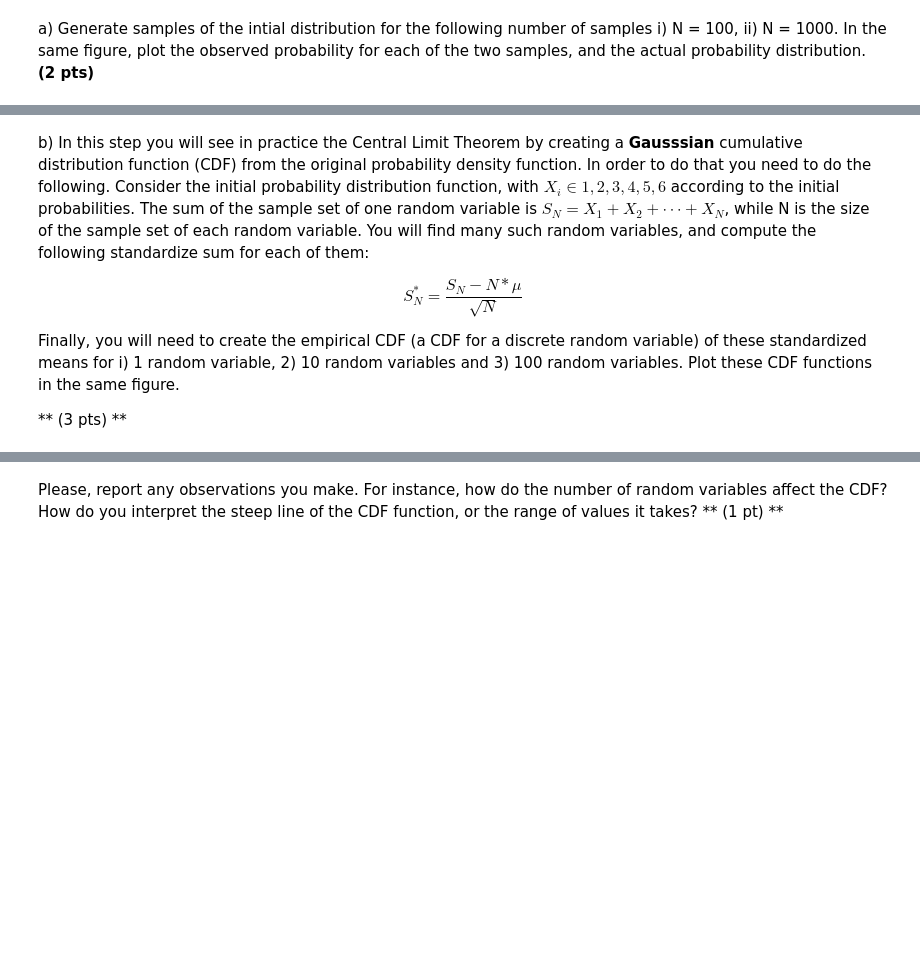
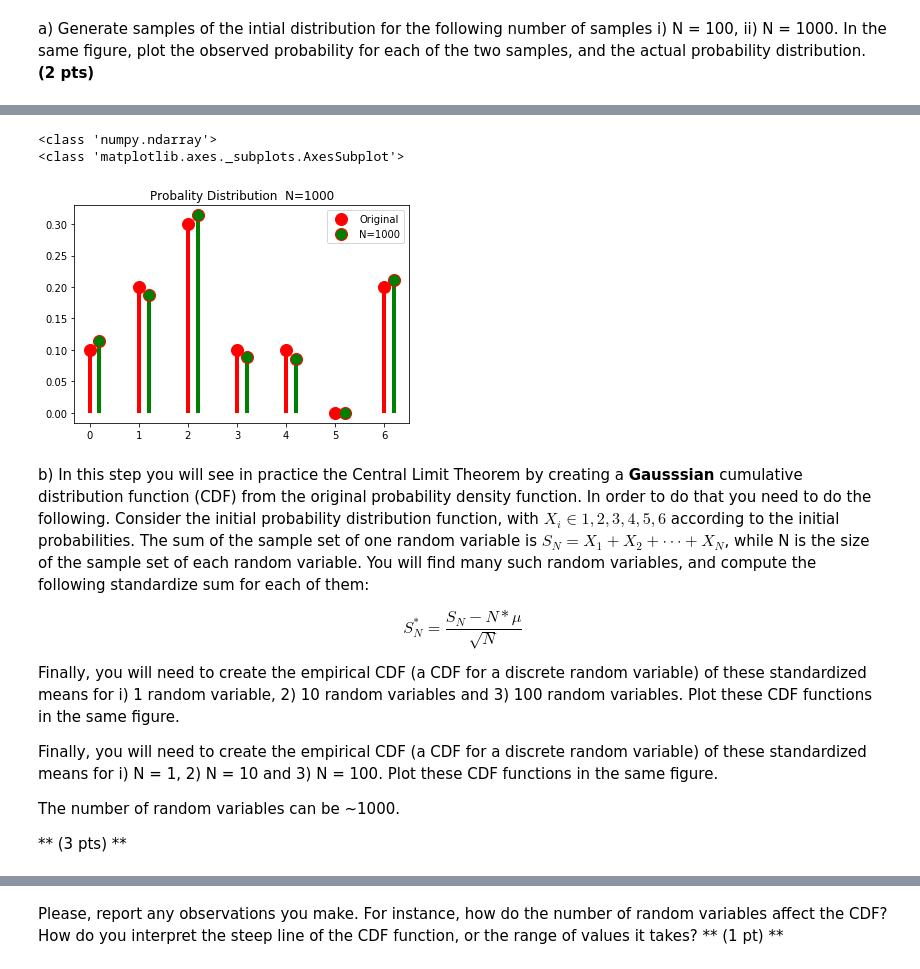
Before and after one commit to CS506-Boston-University/s2018-hw1-2-jweixuan, a Jupyter notebook: HW1.2_students.ipynb, the cells around one changed output, grey strips where cells are left out. Cells and saved outputs as stored; diff of their text form; code cells hidden in the pictures; blank space fills up the shorter version.

```diff
--- a/HW1.2_students.ipynb
+++ b/HW1.2_students.ipynb
@@ -42,3 +98,55 @@ a) Generate samples of the intial distribution for the following number of sampl
+# %%
+count_0=0
+count_1=0
+count_2=0
+count_3=0
+count_4=0
+count_5=0
+count_6 =0
+dis = stats.rv_discrete(name='custm', values=(xk, pk))
+k = dis.rvs(size=1000)
+print(type(k))
+for i in range(len(k)):
+    if k[i] == 0 :
+        count_0 += 1
+    elif k[i] == 1:
+        count_1 += 1
+    elif k[i] == 2:
+        count_2 += 1
+    elif k[i] == 3:
+        count_3 += 1
+    elif k[i] == 4:
+        count_4 += 1
+    elif k[i] == 5:
+        count_5 += 1
+    elif k[i] == 6:
+        count_6 += 1
+
+p_0 = count_0 / 1000
+p_1 = count_1 / 1000
+p_2 = count_2 / 1000
+p_3 = count_3 / 1000
+p_4 = count_4 / 1000
+p_5 = count_5 / 1000
+p_6 = count_6 / 1000
+pro = [p_0,p_1,p_2,p_3,p_4,p_5,p_6]
+
+# plt.plot(xk,pro,'ro')
+# plt.axis([0,6,0,])
+
+fig, ax = plt.subplots(1,1)
+print(type(ax))
+ax.plot(xk, distribution.pmf(xk), 'ro', ms=12, mec='r')
+ax.plot(xk+0.2,pro,"go",ms=12,mec="r")
+ax.vlines(xk, 0, distribution.pmf(xk), colors='r', lw=4)
+ax.vlines(xk+0.2,0,pro,colors="g",lw=4)
+plt.title('Probality Distribution  N=1000')
+plt.legend(('Original','N=1000'),loc = 'upper right')
+plt.show()
+# %% [output]
+<class 'numpy.ndarray'>
+<class 'matplotlib.axes._subplots.AxesSubplot'>
+[figure, added]
 # %% [markdown]
 b) In this step you will see in practice the Central Limit Theorem by creating a **Gausssian** cumulative distribution function (CDF) from the original probability density function.
 In order to do that you need to do the following. Consider the initial probability distribution function, with $X_{i}\in{1,2,3,4,5,6}$ according to the initial probabilities. The sum of the sample set of one random variable is $S_{N} = X_{1} +X_{2} +···+X_{N}$, while N is the size of the sample set of each random variable. You will find many such random variables, and compute the following standardize sum for each of them:
@@ -47,4 +155,9 @@ $$ S_{N}^{*} = \frac{S_{N} - N*\mu}{\sqrt{N}}$$
 
 Finally, you will need to create the empirical CDF (a CDF for a discrete random variable) of these standardized means for i)  1 random variable, 2) 10 random variables and 3) 100 random variables. Plot these CDF functions in the same figure.
 
+Finally, you will need to create the empirical CDF (a CDF for a discrete random variable) of these standardized means for i) N = 1, 2) N = 10 and 3) N = 100. Plot these CDF functions in the same figure.
+
+
+The number of random variables can be ~1000.
+
 ** (3 pts) **
```
Also changed, not shown: parts of 5 cells of this notebook.
